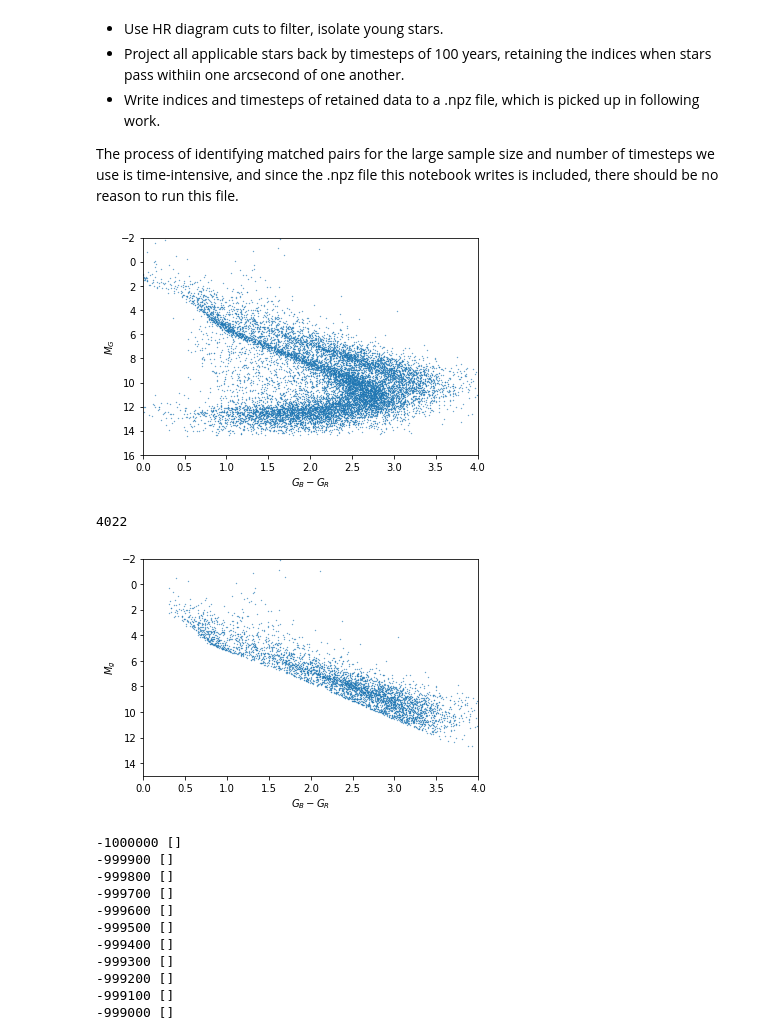
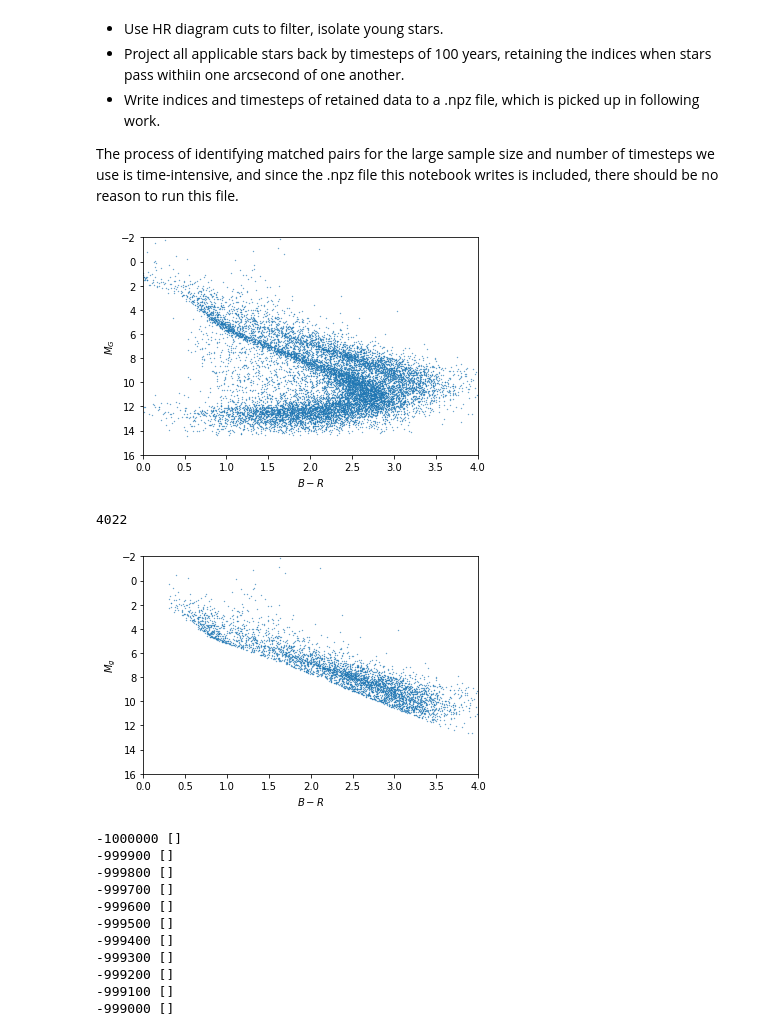
Before and after one commit to aidantmcb/OrionProperMotions, a Jupyter notebook: OrionTripleStars-FindIndices.ipynb, the cells around one changed output. Saved outputs shown, nothing was run; the diff lists cells and outputs as text; code cells hidden in the pictures.

Commit message:
Plotting and table changes

```diff
--- a/OrionTripleStars-FindIndices.ipynb
+++ b/OrionTripleStars-FindIndices.ipynb
@@ -52,11 +52,11 @@ Mg_all = [G + 5 - 5*(log10(1000/p)) for G, p in zip(G_all, parallax_all)]
 plt.plot(bp_rp_all, Mg_all, '.',markersize = .6)
 plt.xlim(0,4)
 plt.ylim(16,-2)
-plt.xlabel("$G_B - G_R$")
+plt.xlabel("$B - R$")
 plt.ylabel("$M_G$")
 plt.show()
 # %% [output]
-[figure, old version]
+[figure, new version]
 # %%
 #Get the indices ii of all values for stars that satisfy appropriate photometric conditions
 ii = []
@@ -74,36 +74,36 @@ print(len(ii))
 # %%
 #Redefine our data as all stars that fit photometric parameters of young stars
 pmra = pmra_all[ii]
 pmdec = pmdec_all[ii]
 radial_velocity = radial_velocity_all[ii]
 source_id = source_id_all[ii]
 ra = ra_all[ii]
 dec = dec_all[ii]
 parallax = parallax_all[ii]
 
 G = G_all[ii]
 Gb = Gb_all[ii]
 Gr = Gr_all[ii]
 
 bp_rp = bp_rp_all[ii]
 
 ra_err = ra_err_all[ii]
 dec_err = dec_err_all[ii]
 pmra_err = pmra_err_all[ii]
 pmdec_err = pmdec_err_all[ii]
 
 #############################
 
 Mg = [G + 5 - 5 * log10(1000/p) for G, p in zip(G, parallax)]
 
 plt.plot(bp_rp, Mg, '.',markersize = .6)
 plt.xlim(0,4)
-plt.ylim(15,-2)
-plt.xlabel("$G_B - G_R$")
+plt.ylim(16,-2)
+plt.xlabel("$B - R$")
 plt.ylabel("$M_g$")
 plt.show()
 # %% [output]
-[figure, old version]
+[figure, new version]
 # %%
 def toffset(pmra, pmdec, dt):
     return (pmra * dt, pmdec * dt)
```
